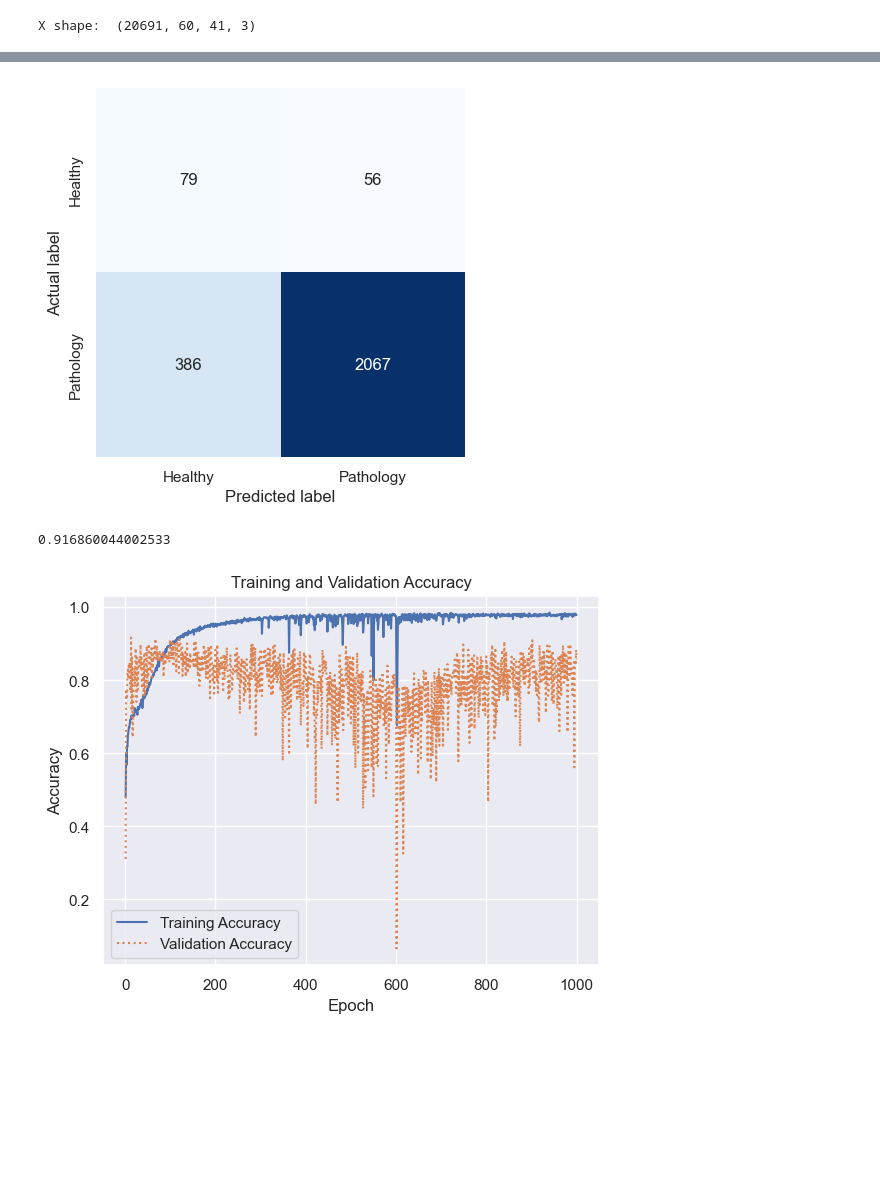
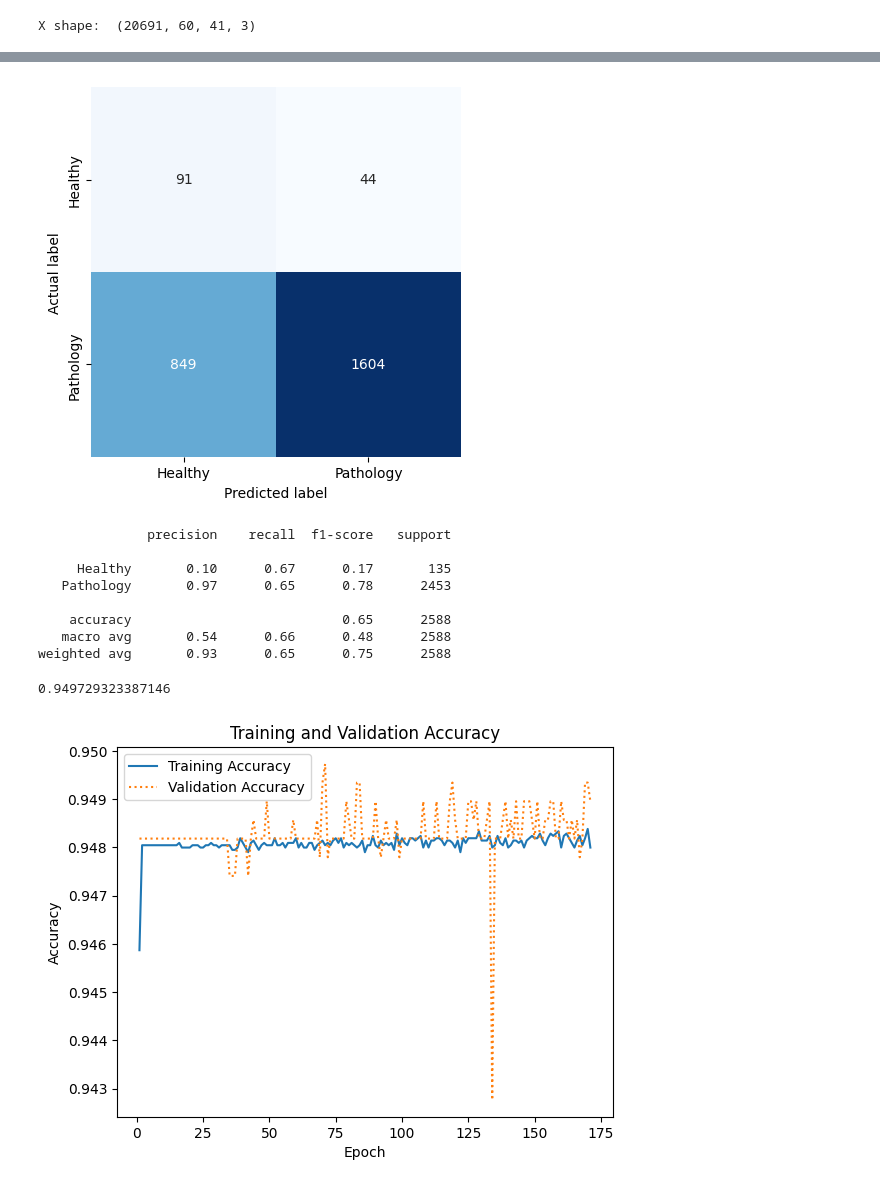
Before and after one commit to ffolaranmi/algorithms-clean, a Jupyter notebook: RRP_Data.ipynb, the cells around one changed output, grey strips where cells are left out. Drawn from its saved outputs; the diff is of its cells as text; code cells hidden in the pictures; blank space fills up the shorter version.

Commit message:
experimenting with oversampling but confusion matrix not look good

```diff
--- a/RRP_Data.ipynb
+++ b/RRP_Data.ipynb
@@ -261,6 +269,5 @@ extracted_features_hel
 # %%
 from sklearn.model_selection import train_test_split
-from tensorflow.keras.utils import to_categorical
 from sklearn.preprocessing import LabelEncoder
 import numpy as np
 import pandas as pd
@@ -287,9 +294,9 @@ X_train = np.array(train['features'].tolist())
 X_val   = np.array(val['features'].tolist())
 X_test  = np.array(test['features'].tolist())
 
-y_train = to_categorical(train['label'].astype(int), num_classes=2)
-y_val   = to_categorical(val['label'].astype(int),   num_classes=2)
-y_test  = to_categorical(test['label'].astype(int),  num_classes=2)
+y_train = train['label'].astype(int).to_numpy()
+y_val   = val['label'].astype(int).to_numpy()
+y_test  = test['label'].astype(int).to_numpy()
 
 names_val = val['names']
 # %% [output]
@@ -392,18 +439,18 @@ model.compile(optimizer=opt, loss='categorical_crossentropy',
 from tensorflow.keras.callbacks import ModelCheckpoint, EarlyStopping
 from datetime import datetime
 
-num_epochs = 1000
+num_epochs = 200 #1000
 num_batch_size = 64
 
 checkpointer = ModelCheckpoint(
     filepath='CNN.keras',
     verbose=1,
-    monitor='val_categorical_accuracy',
+    monitor='val_binary_accuracy',
     save_best_only=True
 )
 
 early = EarlyStopping(
-    monitor='val_accuracy',
+    monitor='val_binary_accuracy',
     verbose=1,
     patience=100,
     mode='max',
@@ -460,21 +533,20 @@ test_acc = model.evaluate(X_test,y_test)
 # %%
-from sklearn.metrics import confusion_matrix
+from sklearn.metrics import confusion_matrix, classification_report
 import seaborn as sns
-import matplotlib.pyplot as plt
-sns.set()
 
-y_predicted = model.predict(X_test)
+y_probs = model.predict(X_test).flatten()
+y_predicted = (y_probs >= optimal_threshold).astype(int)  # uses threshold from above
+y_actual    = y_test
 
-mat = confusion_matrix(y_test.argmax(axis=1), y_predicted.argmax(axis=1))
-
+mat = confusion_matrix(y_actual, y_predicted)
 class_labels = ["Healthy", "Pathology"]
 
 sns.heatmap(mat, square=True, annot=True, fmt='d', cbar=False, cmap='Blues',
-             xticklabels=class_labels,
-             yticklabels=class_labels)
-
+            xticklabels=class_labels, yticklabels=class_labels)
 plt.xlabel('Predicted label')
 plt.ylabel('Actual label')
+plt.savefig('heatmap.png')
+plt.show()
 
-plt.savefig('heatmap.png')
+print(classification_report(y_actual, y_predicted, target_names=class_labels))
 # %% [output]
@@ -482,4 +554,12 @@ plt.savefig('heatmap.png')
-[figure, old version]
+[figure, new version]
+              precision    recall  f1-score   support
+
+     Healthy       0.10      0.67      0.17       135
+   Pathology       0.97      0.65      0.78      2453
+
+    accuracy                           0.65      2588
+   macro avg       0.54      0.66      0.48      2588
+weighted avg       0.93      0.65      0.75      2588
 # %%
 np.save('X_train.npy', X_train)
 np.save('y_train.npy', y_train)
@@ -492,8 +572,8 @@ np.save('y_val.npy', y_val)
 # %%
 import matplotlib.pyplot as plt
 
-acc = hist.history['categorical_accuracy']
-val_acc = hist.history['val_categorical_accuracy']
+acc = hist.history['binary_accuracy']
+val_acc = hist.history['val_binary_accuracy']
 epochs = range(1, len(acc) + 1)
 
 plt.plot(epochs, acc, '-', label='Training Accuracy')
@@ -506,12 +586,12 @@ plt.plot()
 
 plt.savefig('graph.png')
 
-best_score = max(hist.history['val_categorical_accuracy'])
+best_score = max(hist.history['val_binary_accuracy'])
 
 print(best_score)
 # %% [output]
-0.916860044002533
+0.949729323387146
-[figure, old version]
+[figure, new version]
 # %%
 test_loss, test_accuracy = model.evaluate(X_test, y_test)
 print(f"Test accuracy: {test_accuracy:.2%}")
```
Also changed, not shown: parts of 11 cells of this notebook, 7 other files.
